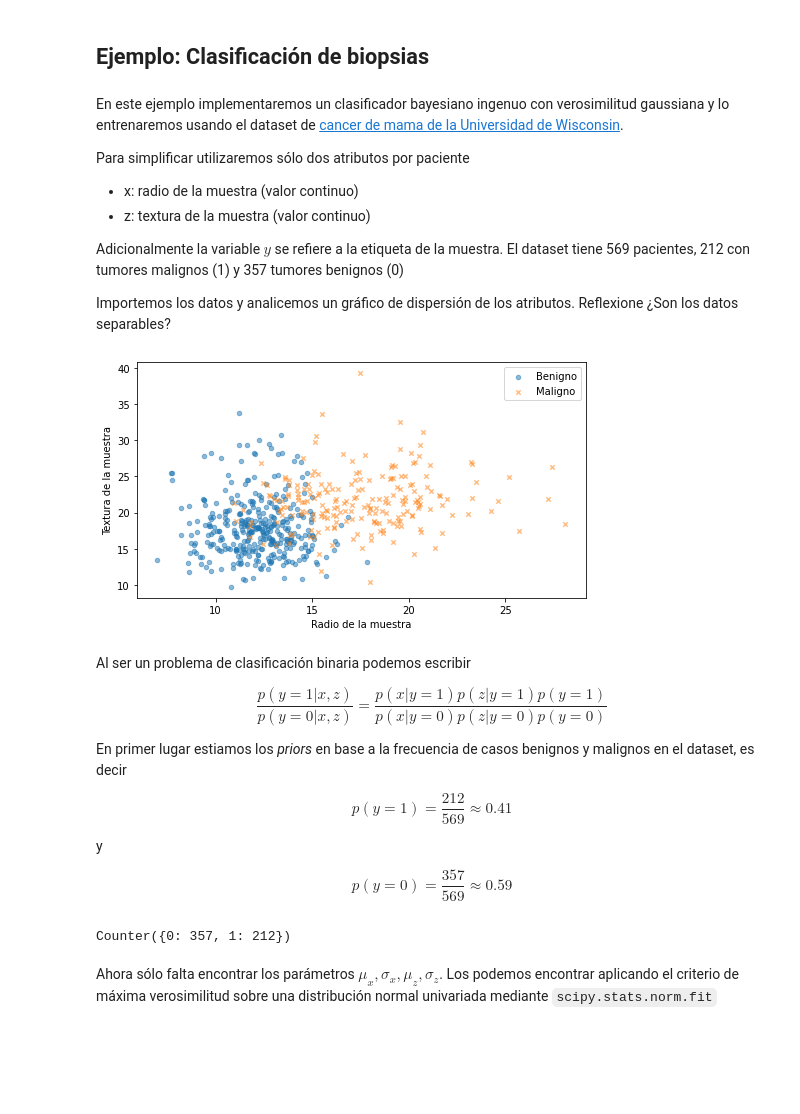
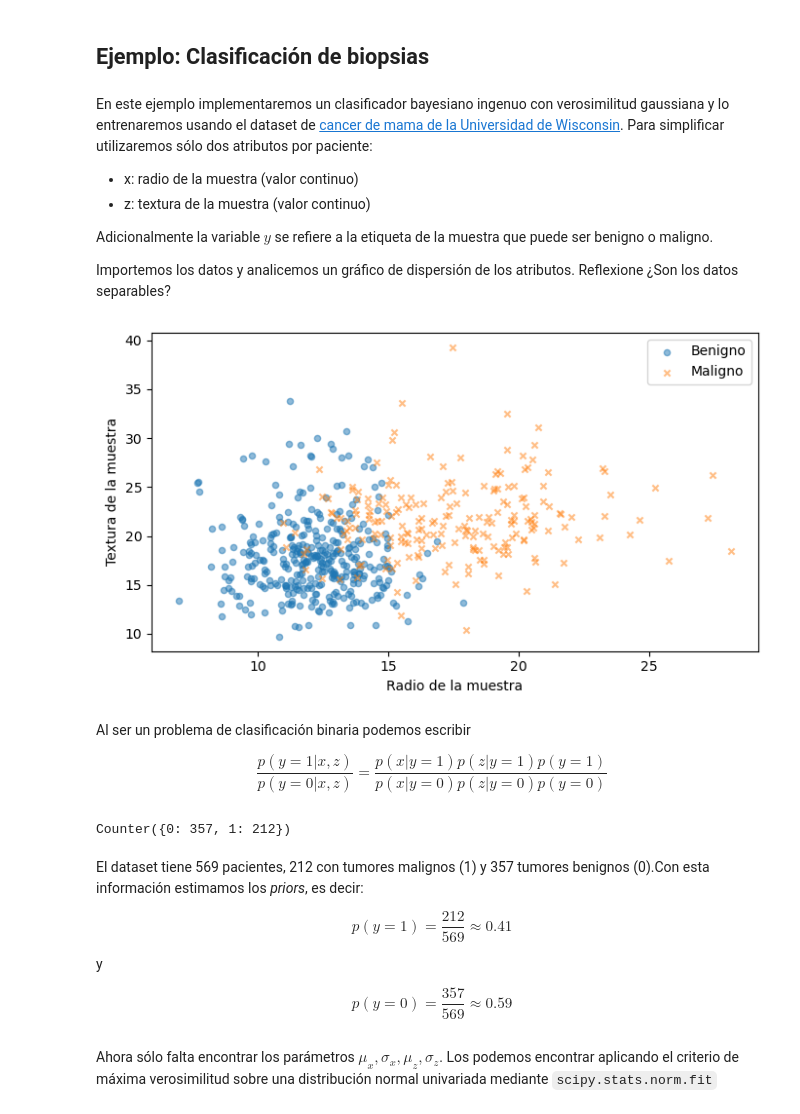
Before and after one commit to phuijse/PythonBook, a Jupyter notebook: _sources/contents/sklearn/naivebayes.ipynb, the cells around one changed output. Saved outputs shown, nothing was run; the diff lists cells and outputs as text; code cells hidden in the pictures; blank space fills up the shorter version.

```diff
--- a/_sources/contents/sklearn/naivebayes.ipynb
+++ b/_sources/contents/sklearn/naivebayes.ipynb
@@ -56,52 +56,38 @@ se tiene un clasificador bayesiano ingenuo con verosimilitud Gaussiana. Se puede
 # %% [markdown]
 ## Ejemplo: Clasificación de biopsias
 # %% [markdown]
-En este ejemplo implementaremos un clasificador bayesiano ingenuo con verosimilitud gaussiana y lo entrenaremos usando el dataset de [cancer de mama de la Universidad de Wisconsin](https://archive.ics.uci.edu/ml/datasets/Breast+Cancer+Wisconsin+(Diagnostic)).
-
-Para simplificar utilizaremos sólo dos atributos por paciente
+En este ejemplo implementaremos un clasificador bayesiano ingenuo con verosimilitud gaussiana y lo entrenaremos usando el dataset de [cancer de mama de la Universidad de Wisconsin](https://archive.ics.uci.edu/ml/datasets/Breast+Cancer+Wisconsin+(Diagnostic)). Para simplificar utilizaremos sólo dos atributos por paciente:
 
 - x: radio de la muestra (valor continuo)
 - z: textura de la muestra (valor continuo)
 
-Adicionalmente la variable $y$ se refiere a la etiqueta de la muestra. El dataset tiene 569 pacientes, 212 con tumores malignos (1) y 357 tumores benignos (0)
+Adicionalmente la variable $y$ se refiere a la etiqueta de la muestra que puede ser benigno o maligno.
 
 Importemos los datos y analicemos un gráfico de dispersión de los atributos. Reflexione ¿Son los datos separables?
 # %%
 %matplotlib inline
 import numpy as np
 import matplotlib.pyplot as plt
 from functools import partial
 import pandas as pd
 
 df = pd.read_csv('data/cancer.csv', index_col=0)
-x, y = df.drop(columns="diagnosis").values, df["diagnosis"].replace({'M':1, 'B':0}). values
+X, y = df.drop(columns="diagnosis").values, df["diagnosis"].replace({'M':1, 'B':0}). values
 
 fig, ax = plt.subplots(figsize=(7, 4), tight_layout=True)
 for k, (label, marker) in enumerate(zip(['Benigno', 'Maligno'], ['o', 'x'])):
-    ax.scatter(x[y==k, 0], x[y==k, 1], s=20, marker=marker, label=label, alpha=0.5)
+    ax.scatter(X[y==k, 0], X[y==k, 1], s=20, marker=marker, label=label, alpha=0.5)
 ax.set_xlabel('Radio de la muestra')
 ax.set_ylabel('Textura de la muestra')
 plt.legend();
 # %% [output]
-[figure, old version]
+[figure, new version]
 # %% [markdown]
 Al ser un problema de clasificación binaria podemos escribir
 
 $$
 \frac{p(y=1|x, z)}{p(y=0|x, z)} = \frac{p(x|y=1) p(z|y=1) p(y=1)}{p(x|y=0) p(z|y=0) p(y=0)}
 $$
-
-En primer lugar estiamos los *priors* en base a la frecuencia de casos benignos y malignos en el dataset, es decir
-
-$$
-p(y=1) = \frac{212}{569} \approx 0.41
-$$
-
-y
-
-$$
-p(y=0) = \frac{357}{569} \approx 0.59
-$$
 # %%
 from collections import Counter
 
@@ -109,6 +95,18 @@ print(Counter(y))
 py = [Counter(y)[i]/len(y) for i in range(2)]
 # %% [output]
 Counter({0: 357, 1: 212})
+# %% [markdown]
+El dataset tiene 569 pacientes, 212 con tumores malignos (1) y 357 tumores benignos (0).Con esta información estimamos los *priors*, es decir:
+
+$$
+p(y=1) = \frac{212}{569} \approx 0.41
+$$
+
+y
+
+$$
+p(y=0) = \frac{357}{569} \approx 0.59
+$$
 # %% [markdown]
 Ahora sólo falta encontrar los parámetros $\mu_x, \sigma_x, \mu_z, \sigma_z$. Los podemos encontrar aplicando el criterio de máxima verosimilitud sobre una distribución normal univariada mediante `scipy.stats.norm.fit`
 # %%
```
Also changed, not shown: parts of 16 cells of this notebook, 18 other files.
